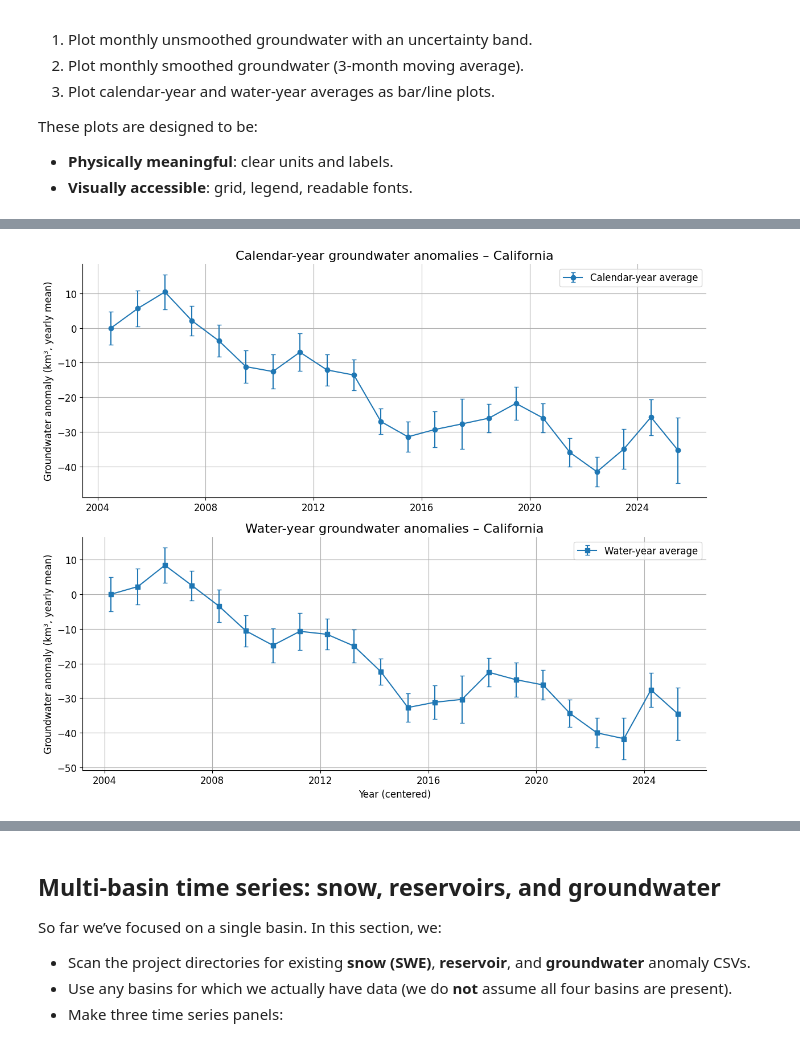
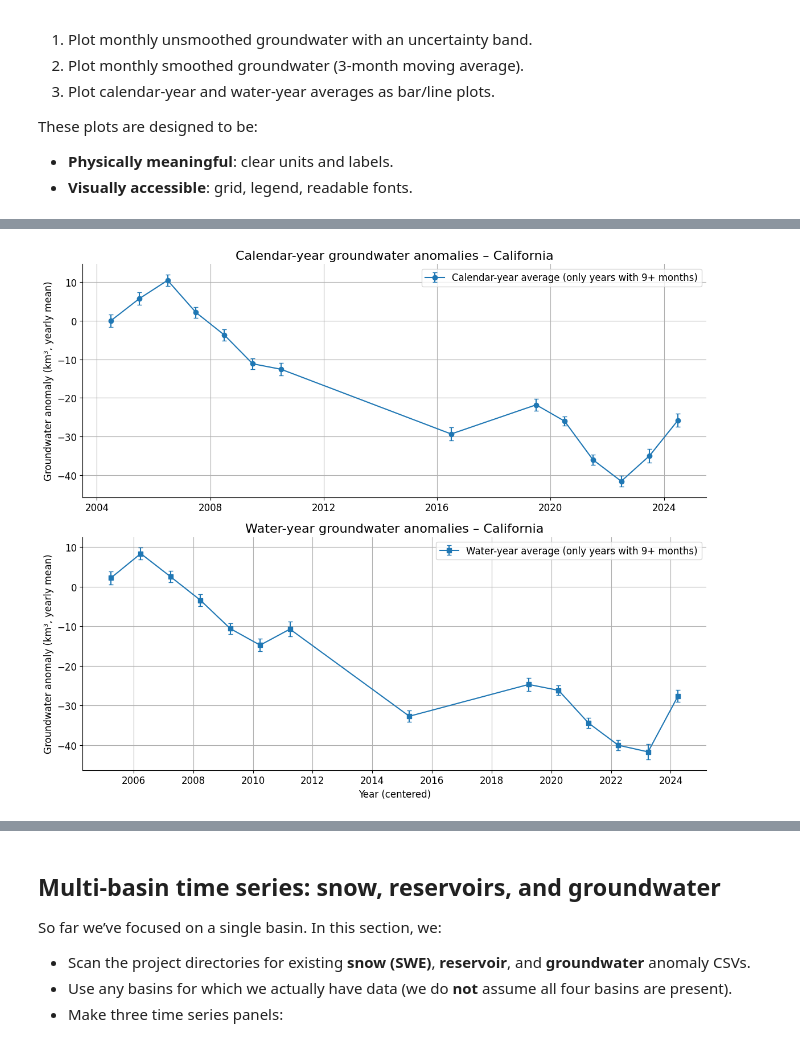
Before and after one commit to NASA-GRACE/GRACE-California-Groundwater, a Jupyter notebook: compute_groundwater_notebook.ipynb, the cells around one changed output, grey strips where cells are left out. Saved outputs shown, nothing was run; the diff lists cells and outputs as text; code cells hidden in the pictures.

```diff
--- a/compute_groundwater_notebook.ipynb
+++ b/compute_groundwater_notebook.ipynb
@@ -1068,43 +1125,54 @@ logging.info("Done.")
 # %%
-sw_cal_yr = results["calendar_year"]
-sw_wat_yr = results["water_year"]
+min_months = 9  # minimum number of months required to plot a yearly value
+
+if min_months < 12:
+    filter_blurb = f" (only years with {min_months}+ months)"
+else:
+    filter_blurb = ""
+
+sw_cal_yr = results["calendar_year"].copy()
+sw_wat_yr = results["water_year"].copy()
+
+# Keep only years with sufficient monthly coverage
+sw_cal_plot = sw_cal_yr[sw_cal_yr["n_months_used"] >= min_months]
+sw_wat_plot = sw_wat_yr[sw_wat_yr["n_months_used"] >= min_months]
 
 fig, axes = plt.subplots(2, 1, figsize=(12, 10), sharex=False)
 
 # Calendar-year averages
 ax1 = axes[0]
 ax1.errorbar(
-    sw_cal_yr.index,
-    sw_cal_yr["groundwater"],
-    yerr=sw_cal_yr["error"],
+    sw_cal_plot.index,
+    sw_cal_plot["groundwater"],
+    yerr=sw_cal_plot["error"],
     fmt="o-",
     capsize=3,
-    label="Calendar-year average",
+    label=f"Calendar-year average{filter_blurb}",
 )
 ax1.set_title(f"Calendar-year groundwater anomalies – {options.args.basin}", fontsize = options.title_font)
 ax1.set_ylabel("Groundwater anomaly (km³, yearly mean)")
 ax1.legend()
 ax1.grid(True)
 
 # Water-year averages
 ax2 = axes[1]
 ax2.errorbar(
-    sw_wat_yr.index,
-    sw_wat_yr["groundwater"],
-    yerr=sw_wat_yr["error"],
+    sw_wat_plot.index,
+    sw_wat_plot["groundwater"],
+    yerr=sw_wat_plot["error"],
     fmt="s-",
     capsize=3,
-    label="Water-year average",
+    label=f"Water-year average{filter_blurb}",
 )
 ax2.set_title(f"Water-year groundwater anomalies – {options.args.basin}", fontsize = options.title_font)
 ax2.set_xlabel("Year (centered)")
 ax2.set_ylabel("Groundwater anomaly (km³, yearly mean)")
 ax2.legend()
 ax2.grid(True)
 
 plt.tight_layout()
 plt.show()
 
 logging.info("Done.")
 # %% [output]
-[figure, old version]
+[figure, new version]
```
Also changed, not shown: parts of 5 cells of this notebook, 3 other files.
